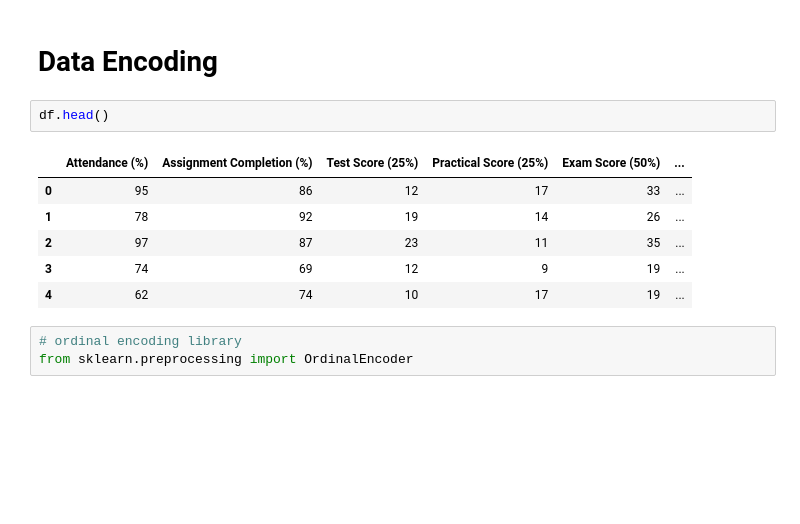
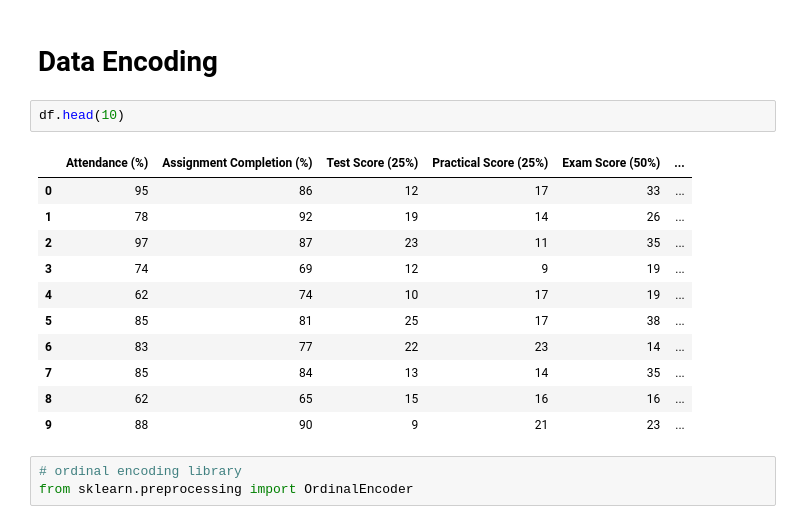
Before and after one commit to Abdul1302/Project17-Student-Performance-System-, a Jupyter notebook: Student Performance With ML.ipynb, the cells around one changed output. Saved outputs shown, nothing was run; the diff lists cells and outputs as text; blank space fills up the shorter version.

```diff
--- a/Student Performance With ML.ipynb
+++ b/Student Performance With ML.ipynb
@@ -300,14 +304,19 @@ The markers list has fewer values (4) than needed (6) and will cycle, which may
 # %% [markdown]
 # Data Encoding
 # %%
-df.head()
+df.head(10)
 # %% [output]
 |  | Attendance (%) | Assignment Completion (%) | Test Score (25%) | Practical Score (25%) | Exam Score (50%) | ... |
 | 0 | 95 | 86 | 12 | 17 | 33 | ... |
 | 1 | 78 | 92 | 19 | 14 | 26 | ... |
 | 2 | 97 | 87 | 23 | 11 | 35 | ... |
 | 3 | 74 | 69 | 12 | 9 | 19 | ... |
 | 4 | 62 | 74 | 10 | 17 | 19 | ... |
+| 5 | 85 | 81 | 25 | 17 | 38 | ... |
+| 6 | 83 | 77 | 22 | 23 | 14 | ... |
+| 7 | 85 | 84 | 13 | 14 | 35 | ... |
+| 8 | 62 | 65 | 15 | 16 | 16 | ... |
+| 9 | 88 | 90 | 9 | 21 | 23 | ... |
 # %%
 # ordinal encoding library
 from sklearn.preprocessing import OrdinalEncoder
```
Also changed, not shown: parts of 21 cells of this notebook.
